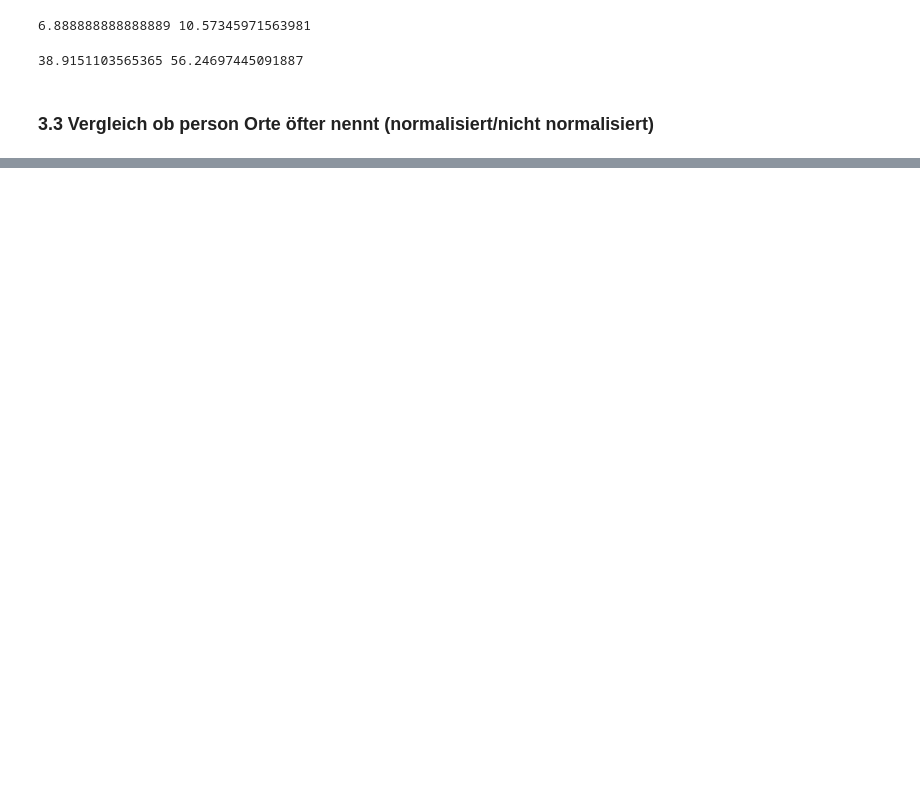
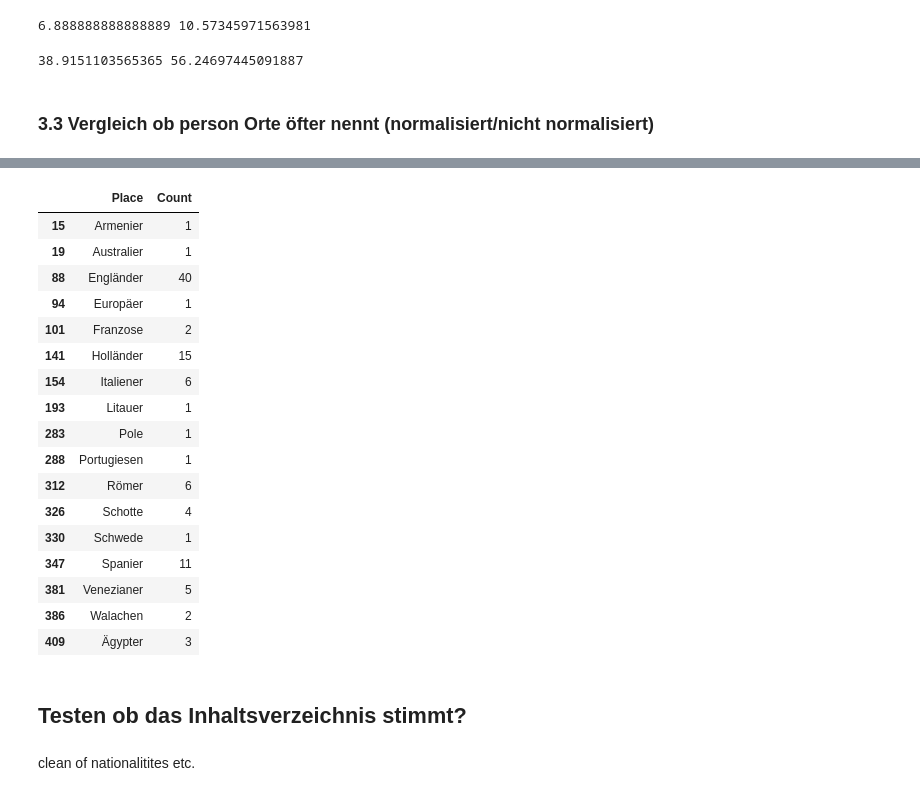
Before and after one commit to Sprum/Leibnitz_letters, a Jupyter notebook: analysis/Analysis.ipynb, the cells around one changed output, grey strips where cells are left out. Cells and saved outputs as stored; diff of their text form; code cells hidden in the pictures; blank space fills up the shorter version.

```diff
--- a/analysis/Analysis.ipynb
+++ b/analysis/Analysis.ipynb
@@ -208,0 +248,2 @@ print(place_per_word_sophie, place_per_word_leibnitz)
+# %%
+all = pd.read_csv("../data/all.csv")
@@ -208,0 +266,26 @@ print(place_per_word_sophie, place_per_word_leibnitz)
+# %%
+from aggregate.letter_map import nationalities_ethnicities
+et = all[all['Place'].isin(nationalities_ethnicities)]
+# %%
+et
+# %% [output]
+|  | Place | Count |
+| 15 | Armenier | 1 |
+| 19 | Australier | 1 |
+| 88 | Engländer | 40 |
+| 94 | Europäer | 1 |
+| 101 | Franzose | 2 |
+| 141 | Holländer | 15 |
+| 154 | Italiener | 6 |
+| 193 | Litauer | 1 |
+| 283 | Pole | 1 |
+| 288 | Portugiesen | 1 |
+| 312 | Römer | 6 |
+| 326 | Schotte | 4 |
+| 330 | Schwede | 1 |
+| 347 | Spanier | 11 |
+| 381 | Venezianer | 5 |
+| 386 | Walachen | 2 |
+| 409 | Ägypter | 3 |
+# %% [markdown]
+## Testen ob das Inhaltsverzeichnis stimmt?
@@ -208,0 +325,2 @@ print(place_per_word_sophie, place_per_word_leibnitz)
+# %% [markdown]
+clean of nationalitites etc.
```
Also changed, not shown: parts of 15 cells of this notebook, 6 other files.
